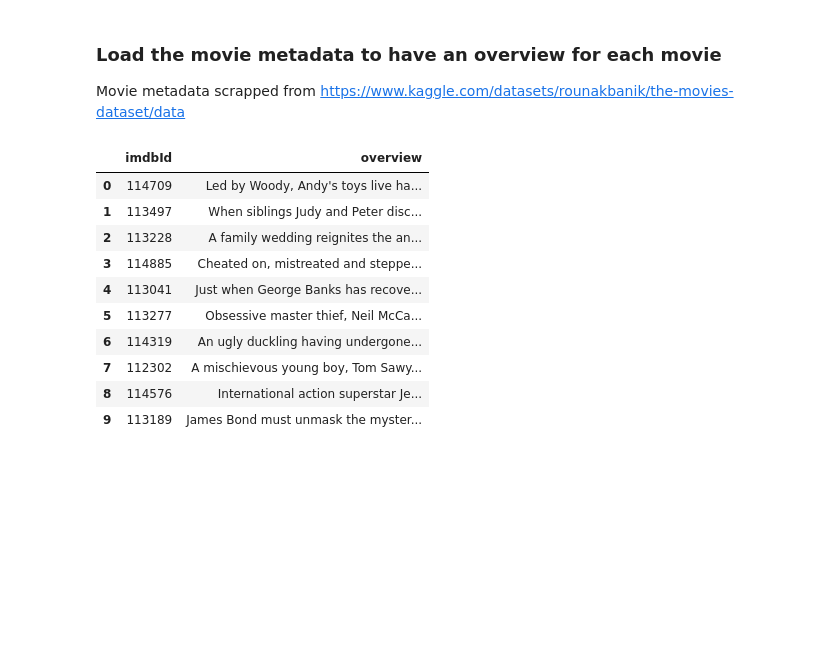
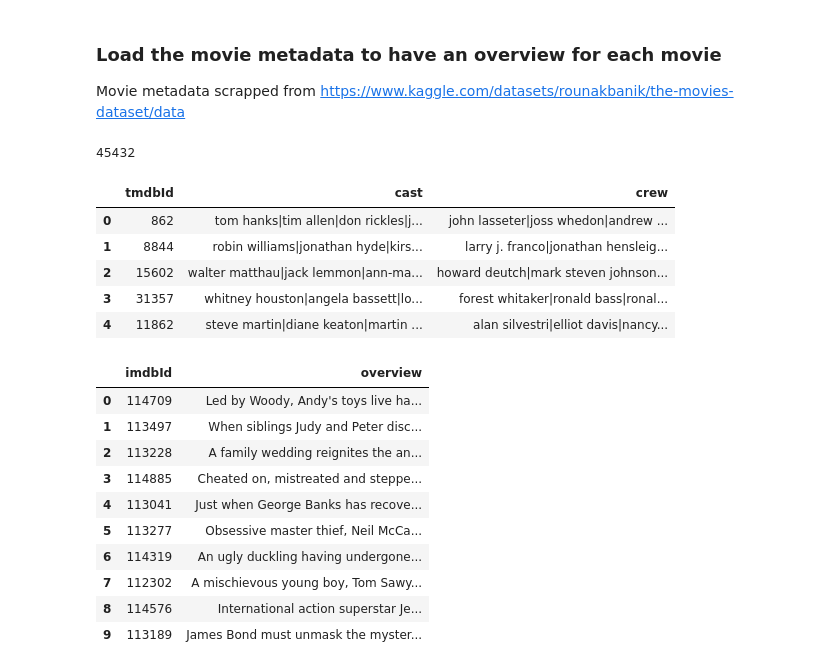
Before and after one commit to MChatzakis/DIS-RecommenderSystem, a Jupyter notebook: src/content-based-filtering/content-based-filtering.ipynb, the cells around one changed output. Saved outputs shown, nothing was run; the diff lists cells and outputs as text; code cells hidden in the pictures; blank space fills up the shorter version.

```diff
--- a/src/content-based-filtering/content-based-filtering.ipynb
+++ b/src/content-based-filtering/content-based-filtering.ipynb
@@ -72,6 +73,44 @@ Total Movies: 9742
 ### Load the movie metadata to have an overview for each movie
 
 Movie metadata scrapped from https://www.kaggle.com/datasets/rounakbanik/the-movies-dataset/data
+# %%
+cast = pd.read_csv("../../data/credits.csv")
+
+cast.rename(columns={"cast": "cast-raw"}, inplace=True)
+cast.rename(columns={"crew": "crew-raw"}, inplace=True)
+cast.rename(columns={"id": "tmdbId"}, inplace=True)
+
+cast["cast-raw"].fillna("[]", inplace=True)
+cast["crew-raw"].fillna("[]", inplace=True)
+
+cast["cast-raw"] = cast["cast-raw"].apply(ast.literal_eval)
+cast["crew-raw"] = cast["crew-raw"].apply(ast.literal_eval)
+
+cast.dropna(inplace=True)
+cast.drop_duplicates(subset=['tmdbId'], inplace=True)
+
+for i, row in tqdm(cast.iterrows()):
+    cast_list = row["cast-raw"]
+    actor_names = [item["name"].lower() for item in cast_list]
+    cast.loc[i, "cast"] = "|".join(actor_names)
+
+    crew_list = row["crew-raw"]
+    crew_names = [item["name"].lower() for item in crew_list]
+    cast.loc[i, "crew"] = "|".join(crew_names)
+
+cast.drop(columns=["cast-raw", "crew-raw"], inplace=True)
+
+print(cast["tmdbId"].nunique())
+
+cast.head()
+# %% [output]
+45432
+|  | tmdbId | cast | crew |
+| 0 | 862 | tom hanks|tim allen|don rickles|j... | john lasseter|joss whedon|andrew ... |
+| 1 | 8844 | robin williams|jonathan hyde|kirs... | larry j. franco|jonathan hensleig... |
+| 2 | 15602 | walter matthau|jack lemmon|ann-ma... | howard deutch|mark steven johnson... |
+| 3 | 31357 | whitney houston|angela bassett|lo... | forest whitaker|ronald bass|ronal... |
+| 4 | 11862 | steve martin|diane keaton|martin ... | alan silvestri|elliot davis|nancy... |
 # %%
 metadata = pd.read_csv("../../data/movies_metadata.csv", low_memory=False)[
     ["imdb_id", "overview"]
```
Also changed, not shown: parts of 8 cells of this notebook, 1 other file.
